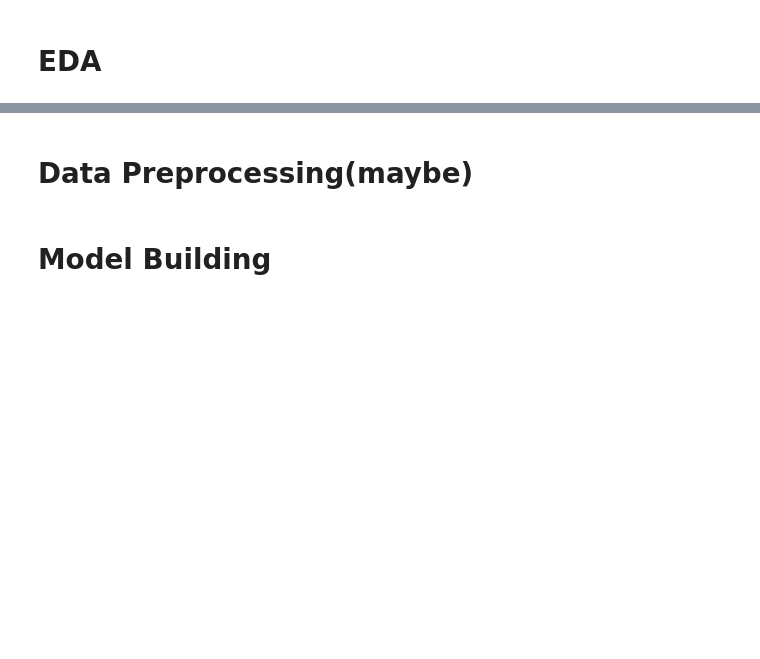
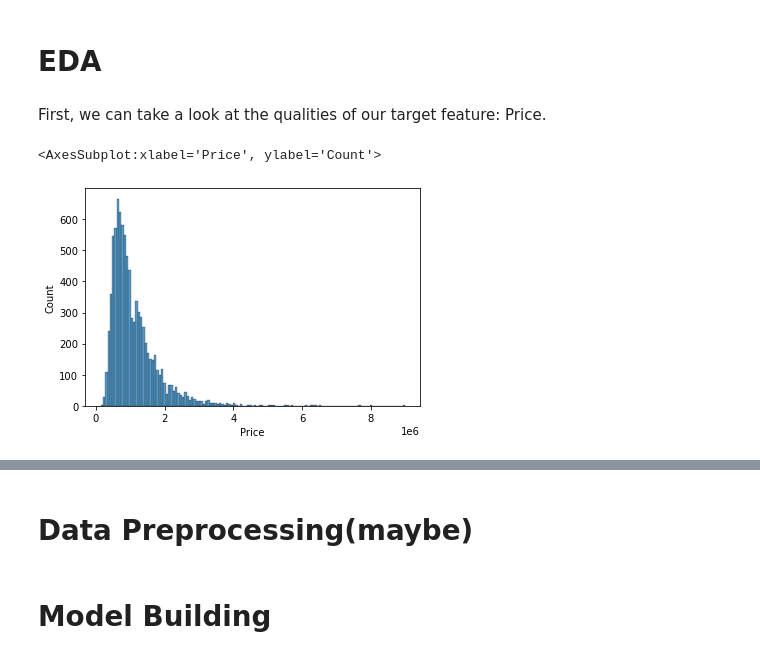
Before and after one commit to LuK413/melb-housing, a Jupyter notebook: melb-housing-analysis.ipynb, the cells around one changed output, grey strips where cells are left out. Drawn from its saved outputs; the diff is of its cells as text; code cells hidden in the pictures; blank space fills up the shorter version.

```diff
--- a/melb-housing-analysis.ipynb
+++ b/melb-housing-analysis.ipynb
@@ -123,2 +193,9 @@ Additionally, there's some work in modifying some of the text and date features
 # %% [markdown]
 # EDA
+# %% [markdown]
+First, we can take a look at the qualities of our target feature: Price.
+# %%
+sns.histplot(housing['Price'])
+# %% [output]
+<AxesSubplot:xlabel='Price', ylabel='Count'>
+[figure, added]
```
Also changed, not shown: parts of 39 cells of this notebook, 1 other file.
